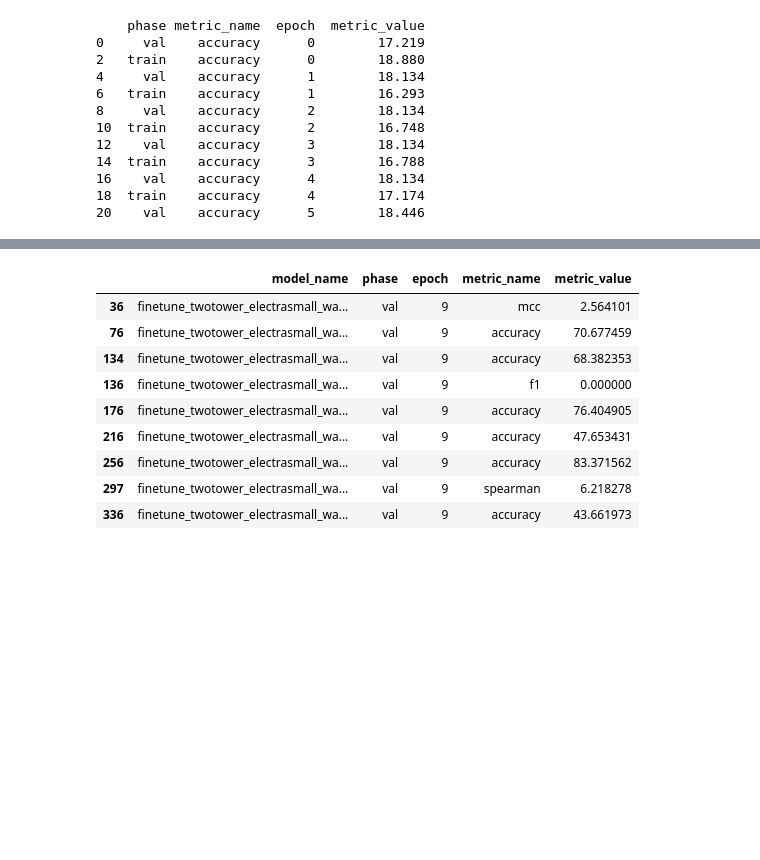
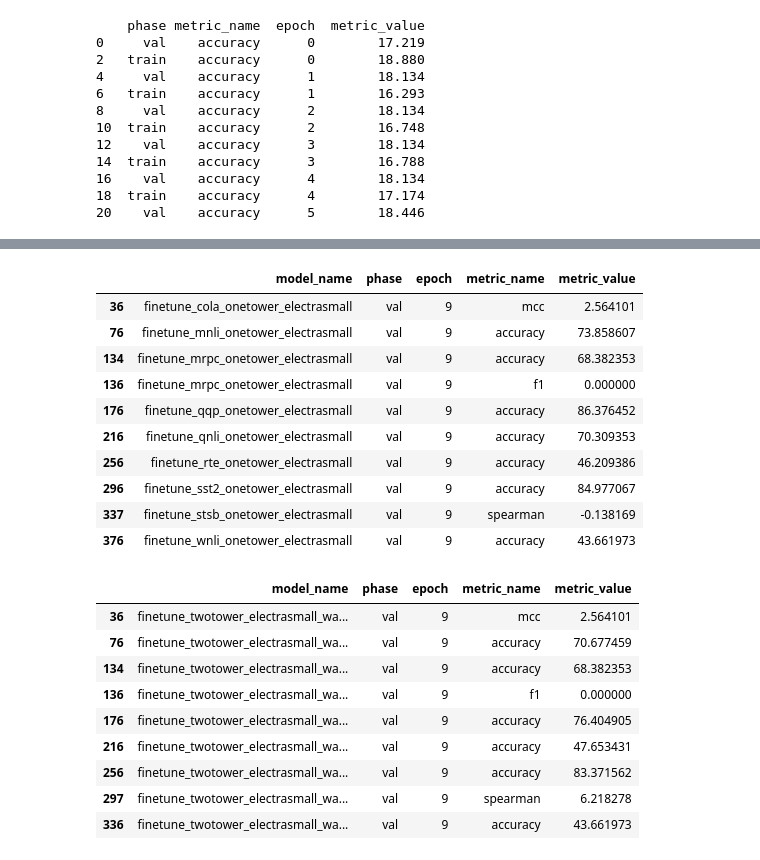
Before and after one commit to Adam-Torek/Renaissance-WAC, a Jupyter notebook: results_viewer.ipynb, the cells around one changed output, grey strips where cells are left out. Drawn from its saved outputs; the diff is of its cells as text; code cells hidden in the pictures; blank space fills up the shorter version.

Commit message:
updated results viewer and config file to use WAC embeddings and distributions

```diff
--- a/results_viewer.ipynb
+++ b/results_viewer.ipynb
@@ -103,3 +104,21 @@ glue_results_table
+# %%
+glue_embedding_results = pd.read_csv("glue_results/glue_wac_embeddings/glue.csv")
+glue_embedding_results["metric_value"] = glue_embedding_results["metric_value"] * 100
+glue_wac_embedding_results = glue_embedding_results[(glue_embedding_results["epoch"] == 9) & (glue_embedding_results["phase"] == "val") & (glue_embedding_results["metric_name"] != "loss")]
+# %%
+glue_wac_embedding_results
+# %% [output]
+|  | model_name | phase | epoch | metric_name | metric_value |
+| 36 | finetune_cola_onetower_electrasmall | val | 9 | mcc | 2.564101 |
+| 76 | finetune_mnli_onetower_electrasmall | val | 9 | accuracy | 73.858607 |
+| 134 | finetune_mrpc_onetower_electrasmall | val | 9 | accuracy | 68.382353 |
+| 136 | finetune_mrpc_onetower_electrasmall | val | 9 | f1 | 0.000000 |
+| 176 | finetune_qqp_onetower_electrasmall | val | 9 | accuracy | 86.376452 |
+| 216 | finetune_qnli_onetower_electrasmall | val | 9 | accuracy | 70.309353 |
+| 256 | finetune_rte_onetower_electrasmall | val | 9 | accuracy | 46.209386 |
+| 296 | finetune_sst2_onetower_electrasmall | val | 9 | accuracy | 84.977067 |
+| 337 | finetune_stsb_onetower_electrasmall | val | 9 | spearman | -0.138169 |
+| 376 | finetune_wnli_onetower_electrasmall | val | 9 | accuracy | 43.661973 |
 # %%
 glue_distributions_results = pd.read_csv("glue_results/_wac_distributions/glue.csv")
 glue_distributions_results["metric_value"] = glue_distributions_results["metric_value"] * 100
```
Also changed, not shown: parts of 1 cell of this notebook, 1 other file.
